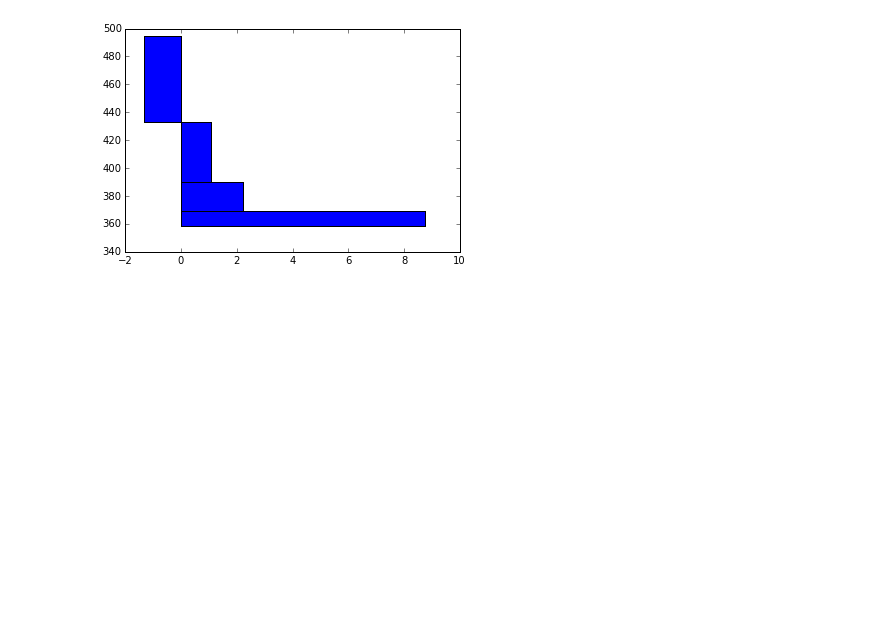
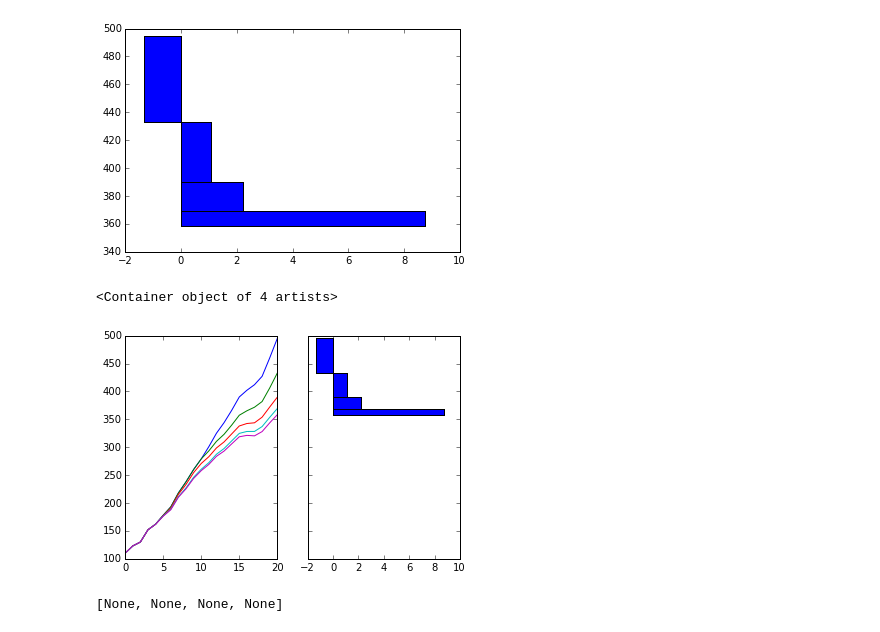
Before and after one commit to adrivsh/pyMACC, a Jupyter notebook: plot_wedge.ipynb, the cells around one changed output. Drawn from its saved outputs; the diff is of its cells as text; code cells hidden in the pictures; blank space fills up the shorter version.

Commit message:
ok protytpe of aligned macc and wedge

```diff
--- a/plot_wedge.ipynb
+++ b/plot_wedge.ipynb
@@ -37,0 +40,14 @@ plt.barh(baseline.iloc[-1,0]-(potential.cumsum()-potential),mac,height=-potentia
+# %%
+fig, axes = plt.subplots(nrows=1, ncols=2,sharey=True)
+ax1,ax2=axes
+
+ax1.plot(wedge)
+
+ax2.barh(baseline.iloc[-1,0]-(potential.cumsum()-potential),mac,height=-potential)
+# %% [output]
+<Container object of 4 artists>
+[figure, added]
+# %%
+plt.setp(axes.flat, aspect=1.0, adjustable='box-forced')
+# %% [output]
+[None, None, None, None]
```
Also changed, not shown: parts of 1 cell of this notebook.
